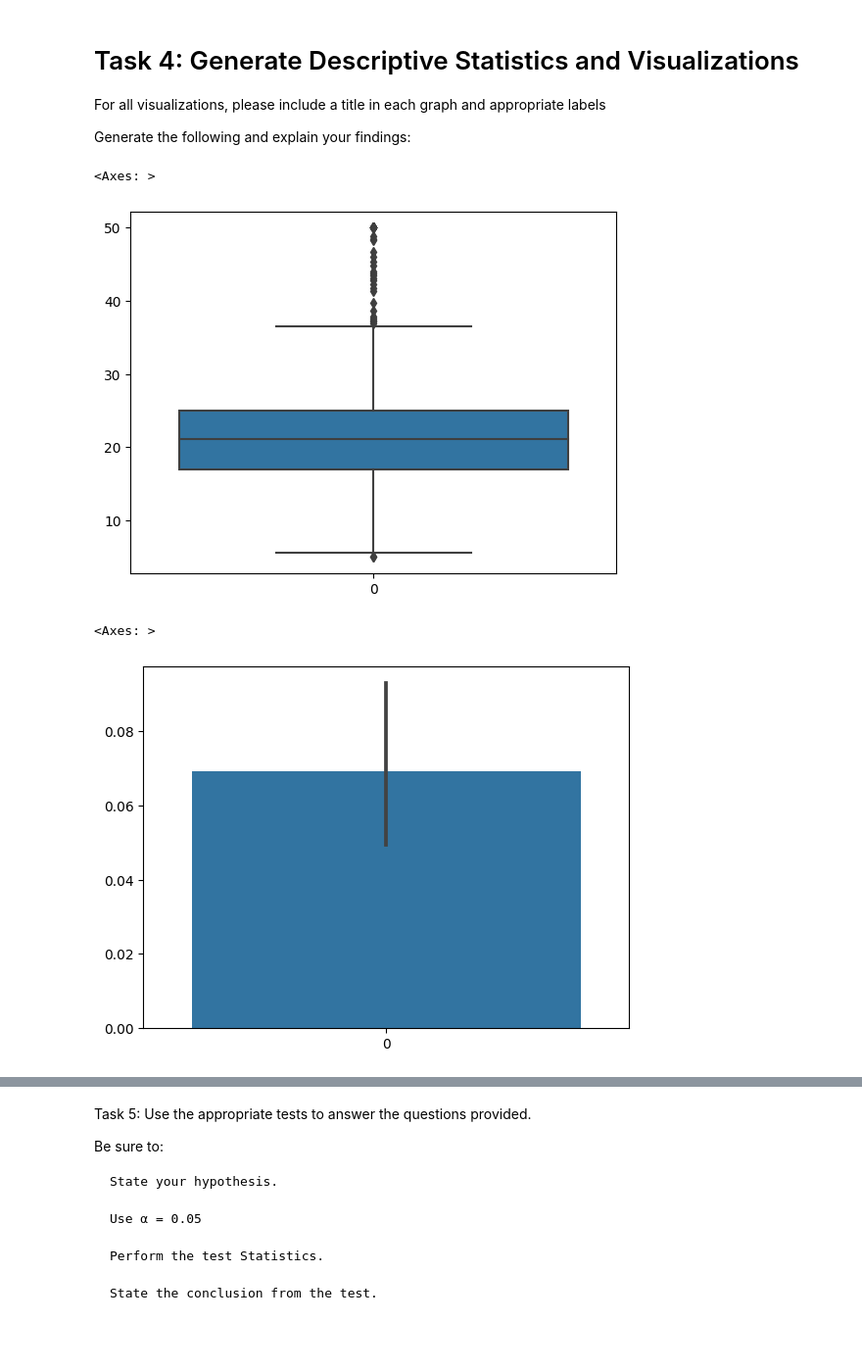
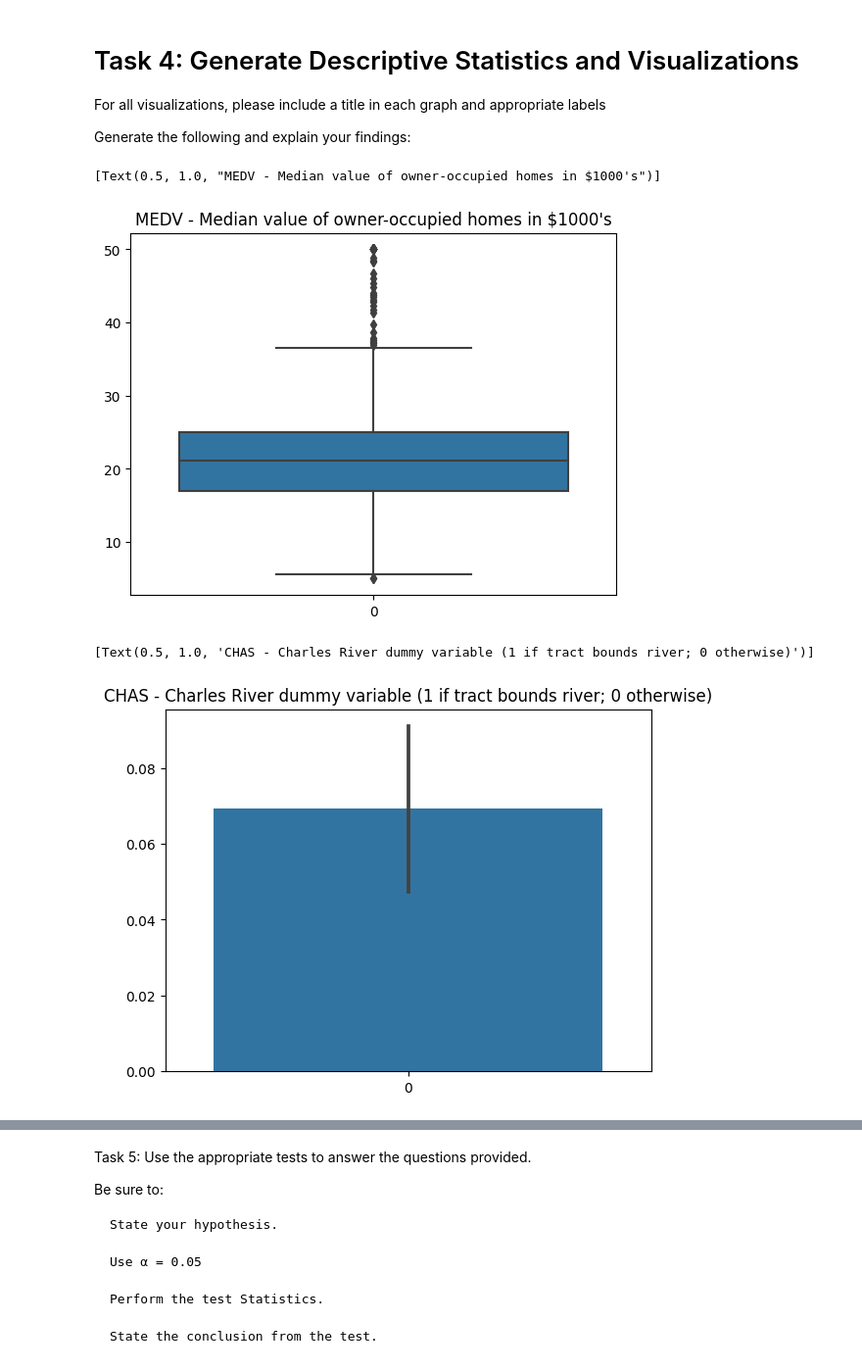
Before and after one commit to sidfc/IBM_ToolsForDataScience, a Jupyter notebook: final_project.ipynb, the cells around one changed output, grey strips where cells are left out. Shown at 98% size. Cells and saved outputs as stored; diff of their text form; code cells hidden in the pictures; blank space fills up the shorter version.

```diff
--- a/final_project.ipynb
+++ b/final_project.ipynb
@@ -61,16 +61,16 @@ For all visualizations, please include a title in each graph and appropriate lab
 Generate the following and explain your findings:
 # %%
 # For the "Median value of owner-occupied homes" provide a boxplot
-sns.boxplot(boston_df['MEDV'])
+sns.boxplot(boston_df['MEDV']).set(title='MEDV - Median value of owner-occupied homes in $1000\'s')
 # %% [output]
-<Axes: >
+[Text(0.5, 1.0, "MEDV - Median value of owner-occupied homes in $1000's")]
-[figure, old version]
+[figure, new version]
 # %%
 # Provide a bar plot for the Charles river variable
-sns.barplot(boston_df['CHAS'])
+sns.barplot(boston_df['CHAS']).set(title='CHAS - Charles River dummy variable (1 if tract bounds river; 0 otherwise)')
 # %% [output]
-<Axes: >
+[Text(0.5, 1.0, 'CHAS - Charles River dummy variable (1 if tract bounds river; 0 otherwise)')]
-[figure, old version]
+[figure, new version]
 # %%
 # Provide a boxplot for the MEDV variable vs the AGE variable.
 # (Discretize the age variable into three groups of 35 years and younger,
```
Also changed, not shown: parts of 3 cells of this notebook.
